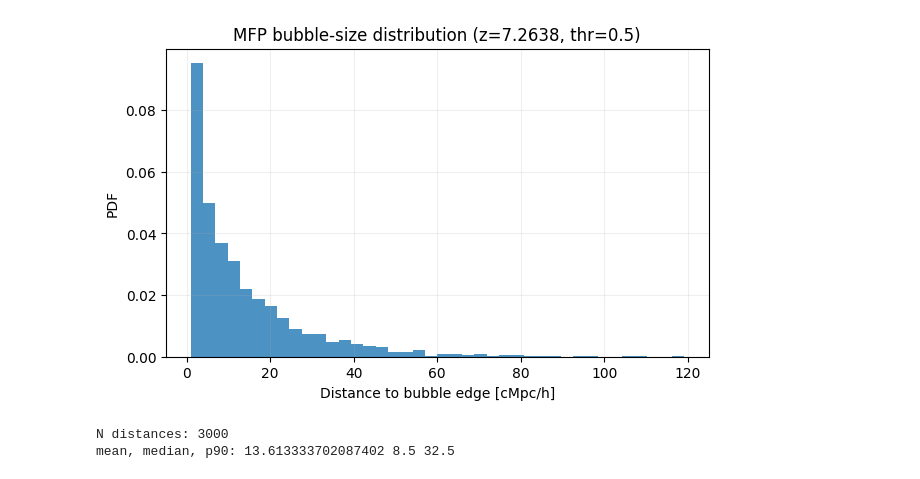
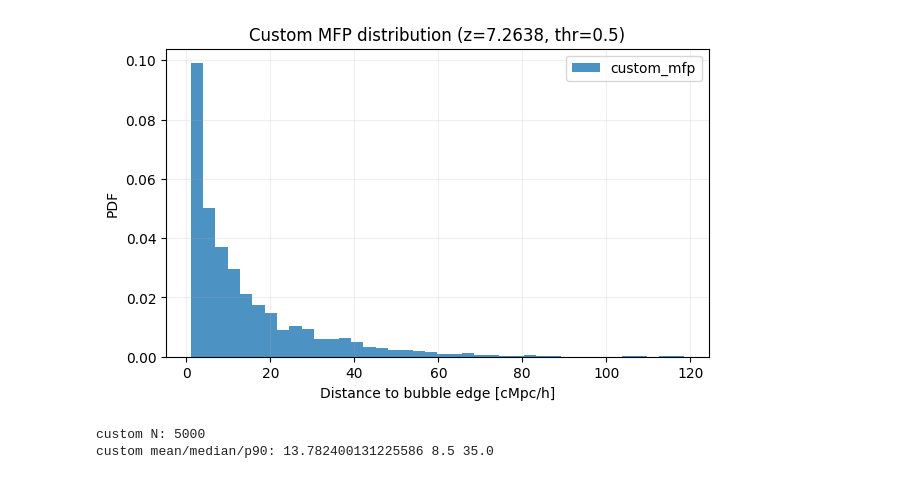
Before and after one commit to aryana-haghjoo/Lyman_alpha, a Jupyter notebook: notebooks/lyman_alpha_starter.ipynb, the cells around one changed output. Drawn from its saved outputs; the diff is of its cells as text; code cells hidden in the pictures.

```diff
--- a/notebooks/lyman_alpha_starter.ipynb
+++ b/notebooks/lyman_alpha_starter.ipynb
@@ -67,21 +68,21 @@ mean fion = 0.5651465654373169
 # %%
-# Bubble-size distribution via MFP method
+# Custom MFP
 threshold = 0.5
-n_rays = 3000
+n_rays = 5000
 mask = fion >= threshold
+dist_custom = sample_mfp_distances(mask, n_rays=n_rays, box_size_mpc_h=200.0, seed=42)
 
-dist = sample_mfp_distances(mask, n_rays=n_rays, box_size_mpc_h=200.0, seed=42)
-
-plt.hist(dist, bins=40, density=True, alpha=0.8)
+plt.hist(dist_custom, bins=40, density=True, alpha=0.8, label='custom_mfp')
 plt.xlabel('Distance to bubble edge [cMpc/h]')
 plt.ylabel('PDF')
-plt.title(f'MFP bubble-size distribution (z={z_snap:.4f}, thr={threshold})')
+plt.title(f'Custom MFP distribution (z={z_snap:.4f}, thr={threshold})')
 plt.grid(alpha=0.2)
+plt.legend()
 plt.show()
 
-print('N distances:', len(dist))
-print('mean, median, p90:', float(np.mean(dist)), float(np.median(dist)), float(np.quantile(dist, 0.9)))
+print('custom N:', len(dist_custom))
+print('custom mean/median/p90:', float(np.mean(dist_custom)), float(np.median(dist_custom)), float(np.quantile(dist_custom, 0.9)))
 # %% [output]
-[figure, old version]
+[figure, new version]
-N distances: 3000
-mean, median, p90: 13.613333702087402 8.5 32.5
+custom N: 5000
+custom mean/median/p90: 13.782400131225586 8.5 35.0
```
Also changed, not shown: parts of 8 cells of this notebook, 5 other files.
